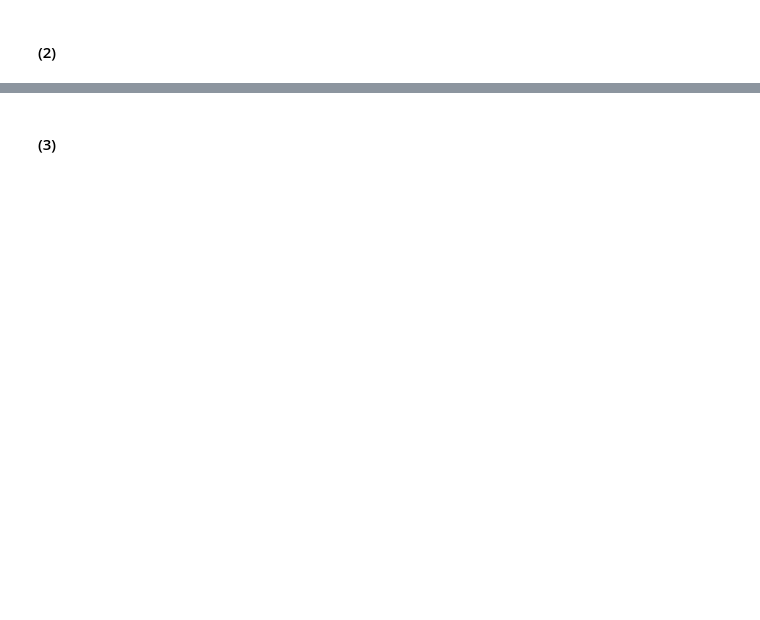
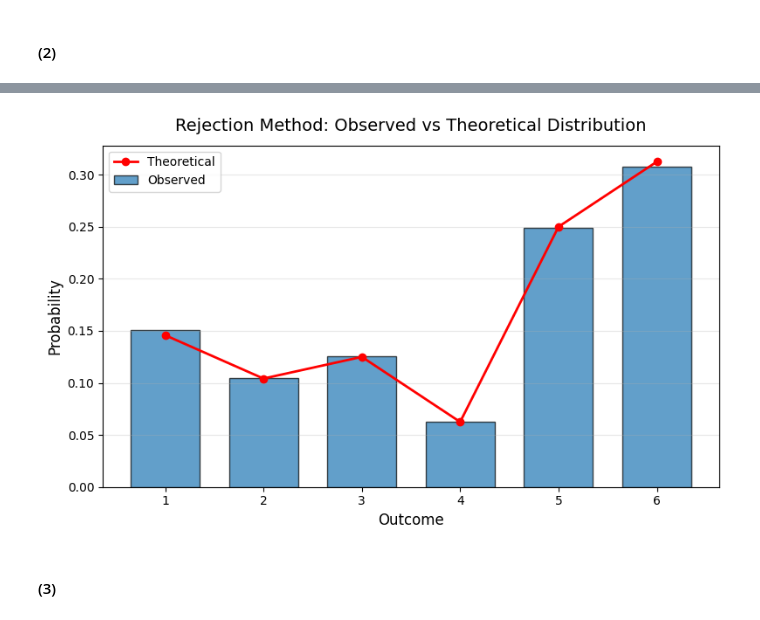
Before and after one commit to AgnesOlsen/02443_Stocastic_Simulation, a Jupyter notebook: Notebooks/Katrine.ipynb, the cells around one changed output, grey strips where cells are left out. Drawn from its saved outputs; the diff is of its cells as text; code cells hidden in the pictures; blank space fills up the shorter version.

```diff
--- a/Notebooks/Katrine.ipynb
+++ b/Notebooks/Katrine.ipynb
@@ -796,0 +751,39 @@ array([3, 6, 6, ..., 6, 4, 2], shape=(10000,))
+# %%
+def plot_theoritical_emperical_dis(samples, x, p, method):
+    # Observed relative frequencies
+        observed = np.bincount(samples)[1:] / n
+
+        plt.figure(figsize=(8, 5))
+
+        # Observed
+        plt.bar(
+            x,
+            observed,
+            width=0.7,
+            alpha=0.7,
+            edgecolor="black",
+            label="Observed"
+        )
+
+        # Theoretical
+        plt.plot(
+            x,
+            p,
+            marker="o",
+            linewidth=2,
+            label="Theoretical",
+            color = "red"
+        )
+
+        # Plot distribution
+        plt.title(f"{method} Method: Observed vs Theoretical Distribution",
+                fontsize=14, pad=12)
+        plt.xlabel("Outcome", fontsize=12)
+        plt.ylabel("Probability", fontsize=12)
+
+        plt.xticks(x)
+        plt.grid(axis="y", alpha=0.3)
+        plt.legend()
+
+        plt.tight_layout()
+        return plt.show()
@@ -878,2 +847,6 @@ array([[6, 6, 6, ..., 5, 3, 6]], shape=(1, 10000))
+# %%
+plot_theoritical_emperical_dis(samples_rejection, x, p, "Rejection")
+# %% [output]
+[figure, added]
 # %% [markdown]
 #### (3)
```
Also changed, not shown: parts of 17 cells of this notebook.
